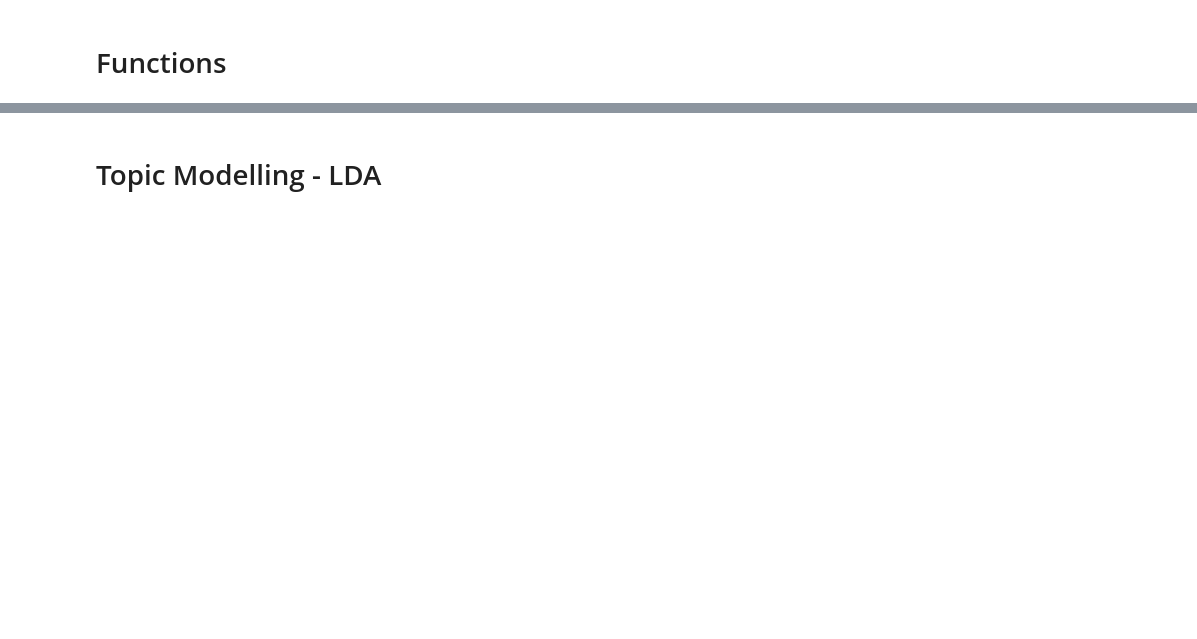
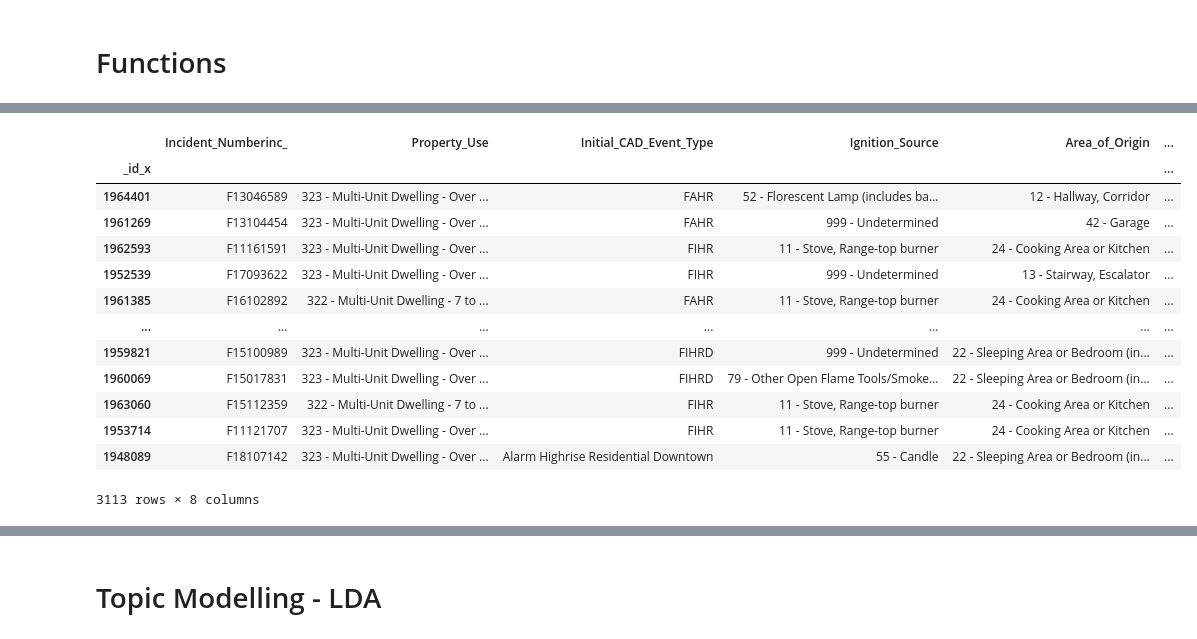
Before and after one commit to JimenaBaripatti/FeatureEngineering, a Jupyter notebook: Fire_Incidents_NLP_TopicModelling.ipynb, the cells around one changed output, grey strips where cells are left out. Cells and saved outputs as stored; diff of their text form; code cells hidden in the pictures; blank space fills up the shorter version.

```diff
--- a/Fire_Incidents_NLP_TopicModelling.ipynb
+++ b/Fire_Incidents_NLP_TopicModelling.ipynb
@@ -141,13 +131,11 @@ def standardize(text):
 
     text = remove_special_characters(text)
 
-    #text = keyword_processor.replace_keywords(text)
-
     text = lemmatize(text)
 
     text = remove_stop_words(text)
 
-    #text = keyword_processor.replace_keywords(text)
+    text = keyword_processor.replace_keywords(text)
 
     return text
 # %%
@@ -220,2 +201,12 @@ array(['896 - Sidewalk, street, roadway, highway, hwy (do not use for fire incid
+# %%
+keyword_dict = {'trash' : ['rubbish', 'waste', 'garbage'],
+                'cigarette': ['cigar', 'pipe'],
+                'road': ['street', 'roadway', 'highway'],
+                'vehicle': ['car', 'automobile'],
+                'house': ['townhouse', 'rowhouse', 'dwell'],
+
+                }
+
+keyword_processor.add_keywords_from_dict(keyword_dict)
 # %%
 df_c['clean_text'] = df_c['raw_text'].apply(standardize)
@@ -277,0 +237,17 @@ df_c['clean_text'] =  df_c['clean_text'].apply(keyword_processor.replace_keyword
+# %%
+df_c[ df_c['clean_text'].str.contains('unit ')]
+# %% [output]
+|  | Incident_Numberinc_ | Property_Use | Initial_CAD_Event_Type | Ignition_Source | Area_of_Origin | ... |
+| _id_x |  |  |  |  |  | ... |
+| 1964401 | F13046589 | 323 - Multi-Unit Dwelling - Over ... | FAHR | 52 - Florescent Lamp (includes ba... | 12 - Hallway, Corridor | ... |
+| 1961269 | F13104454 | 323 - Multi-Unit Dwelling - Over ... | FAHR | 999 - Undetermined | 42 - Garage | ... |
+| 1962593 | F11161591 | 323 - Multi-Unit Dwelling - Over ... | FIHR | 11 - Stove, Range-top burner | 24 - Cooking Area or Kitchen | ... |
+| 1952539 | F17093622 | 323 - Multi-Unit Dwelling - Over ... | FIHR | 999 - Undetermined | 13 - Stairway, Escalator | ... |
+| 1961385 | F16102892 | 322 - Multi-Unit Dwelling - 7 to ... | FAHR | 11 - Stove, Range-top burner | 24 - Cooking Area or Kitchen | ... |
+| ... | ... | ... | ... | ... | ... | ... |
+| 1959821 | F15100989 | 323 - Multi-Unit Dwelling - Over ... | FIHRD | 999 - Undetermined | 22 - Sleeping Area or Bedroom (in... | ... |
+| 1960069 | F15017831 | 323 - Multi-Unit Dwelling - Over ... | FIHRD | 79 - Other Open Flame Tools/Smoke... | 22 - Sleeping Area or Bedroom (in... | ... |
+| 1963060 | F15112359 | 322 - Multi-Unit Dwelling - 7 to ... | FIHR | 11 - Stove, Range-top burner | 24 - Cooking Area or Kitchen | ... |
+| 1953714 | F11121707 | 323 - Multi-Unit Dwelling - Over ... | FIHR | 11 - Stove, Range-top burner | 24 - Cooking Area or Kitchen | ... |
+| 1948089 | F18107142 | 323 - Multi-Unit Dwelling - Over ... | Alarm Highrise Residential Downtown | 55 - Candle | 22 - Sleeping Area or Bedroom (in... | ... |
+3113 rows × 8 columns
```
Also changed, not shown: parts of 55 cells of this notebook.
